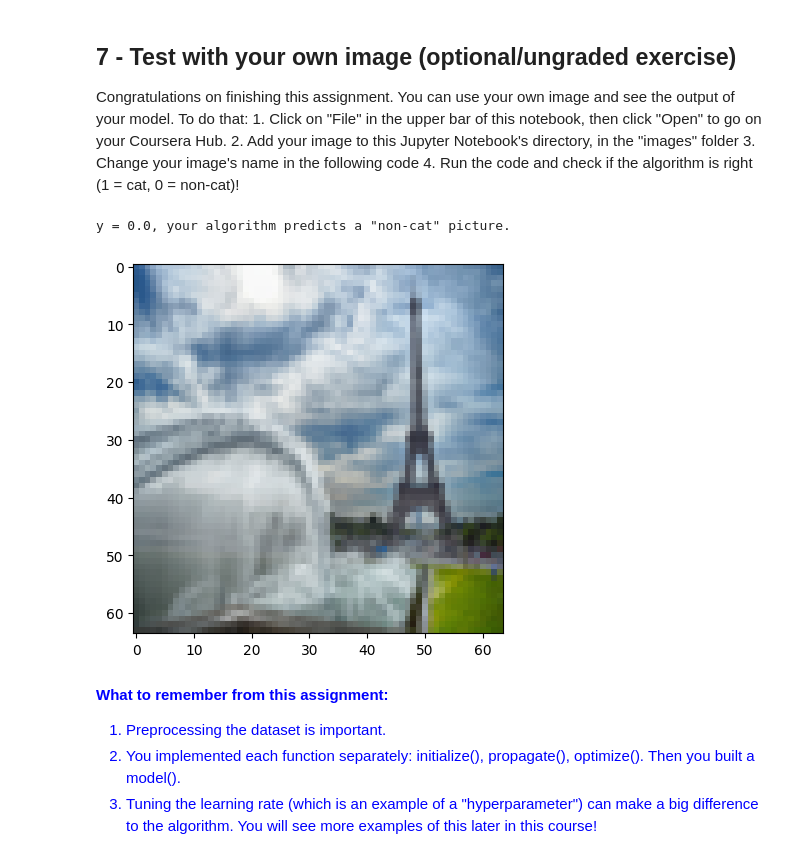
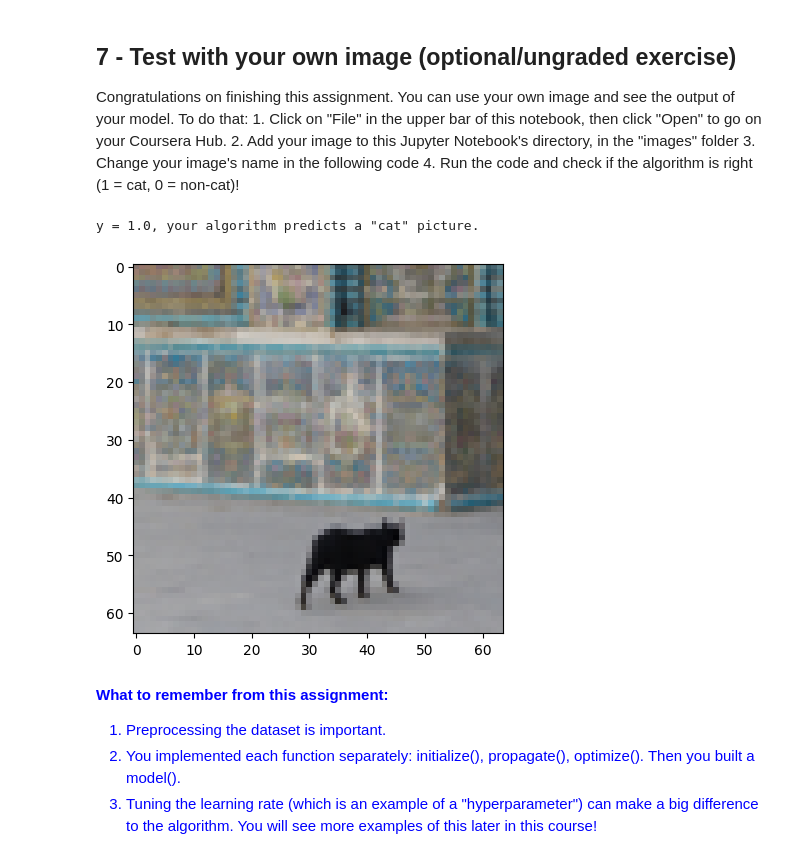
Before and after one commit to Star-Light-9/MuseGAN, a Jupyter notebook: Assignments/Course1/Week2/W2A2 - Logistic Regression with a Neural Network Mindset/Logistic_Regression_with_a_Neural_Network_mindset.ipynb, the cells around one changed output. Saved outputs shown, nothing was run; the diff lists cells and outputs as text; code cells hidden in the pictures.

```diff
--- a/Assignments/Course1/Week2/W2A2 - Logistic Regression with a Neural Network Mindset/Logistic_Regression_with_a_Neural_Network_mindset.ipynb
+++ b/Assignments/Course1/Week2/W2A2 - Logistic Regression with a Neural Network Mindset/Logistic_Regression_with_a_Neural_Network_mindset.ipynb
@@ -693,8 +696,8 @@ def model(X_train, Y_train, X_test, Y_test, num_iterations=2000, learning_rate=0
     # Y_prediction_train = ...
 
     # YOUR CODE STARTS HERE
-    w, b = np.zeros((X_train.shape[0], 1)), 0.0
-    params, grads, costs = optimize(w,b,X_train,Y_train)
+    w, b = initialize_with_zeros(X_train.shape[0])
+    params, grads, costs = optimize(w,b,X_train,Y_train,num_iterations,learning_rate,print_cost=True)
     w=params["w"]
     b=params["b"]
     Y_prediction_test=predict(w,b,X_test)
@@ -726,5 +730,5 @@ All tests passed!
 # %% [markdown]
 If you pass all the tests, run the following cell to train your model.
 # %%
-logistic_regression_model = model(train_set_x, train_set_y, test_set_x, test_set_y, num_iterations=200000, learning_rate=1, print_cost=True)
+logistic_regression_model = model(train_set_x, train_set_y, test_set_x, test_set_y, num_iterations=2000, learning_rate=0.01, print_cost=True)
 # %% [output]
@@ -820,20 +839,20 @@ Congratulations on finishing this assignment. You can use your own image and see
     4. Run the code and check if the algorithm is right (1 = cat, 0 = non-cat)!
 # %%
 # change this to the name of your image file
-my_image = "my_image.jpg"
+my_image = "cat_in_iran.jpg"
 
 # We preprocess the image to fit your algorithm.
 fname = "images/" + my_image
 image = np.array(Image.open(fname).resize((num_px, num_px)))
 plt.imshow(image)
 image = image / 255.
 image = image.reshape((1, num_px * num_px * 3)).T
 my_predicted_image = predict(logistic_regression_model["w"], logistic_regression_model["b"], image)
 
 print("y = " + str(np.squeeze(my_predicted_image)) + ", your algorithm predicts a \"" + classes[int(np.squeeze(my_predicted_image)),].decode("utf-8") +  "\" picture.")
 # %% [output]
-y = 0.0, your algorithm predicts a "non-cat" picture.
+y = 1.0, your algorithm predicts a "cat" picture.
-[figure, old version]
+[figure, new version]
 # %% [markdown]
 <font color='blue'>
 
```
Also changed, not shown: parts of 3 cells of this notebook, 31 other files.
